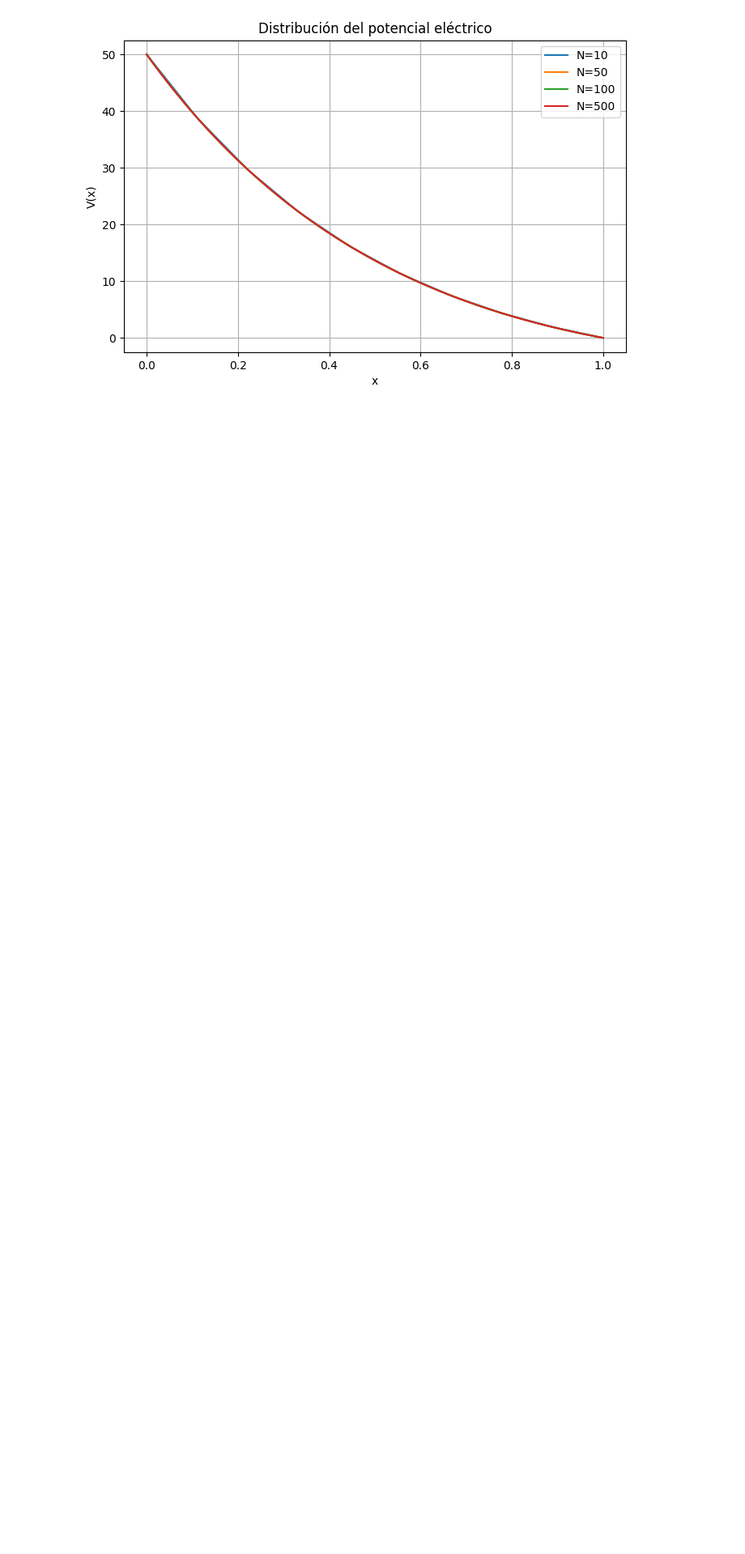
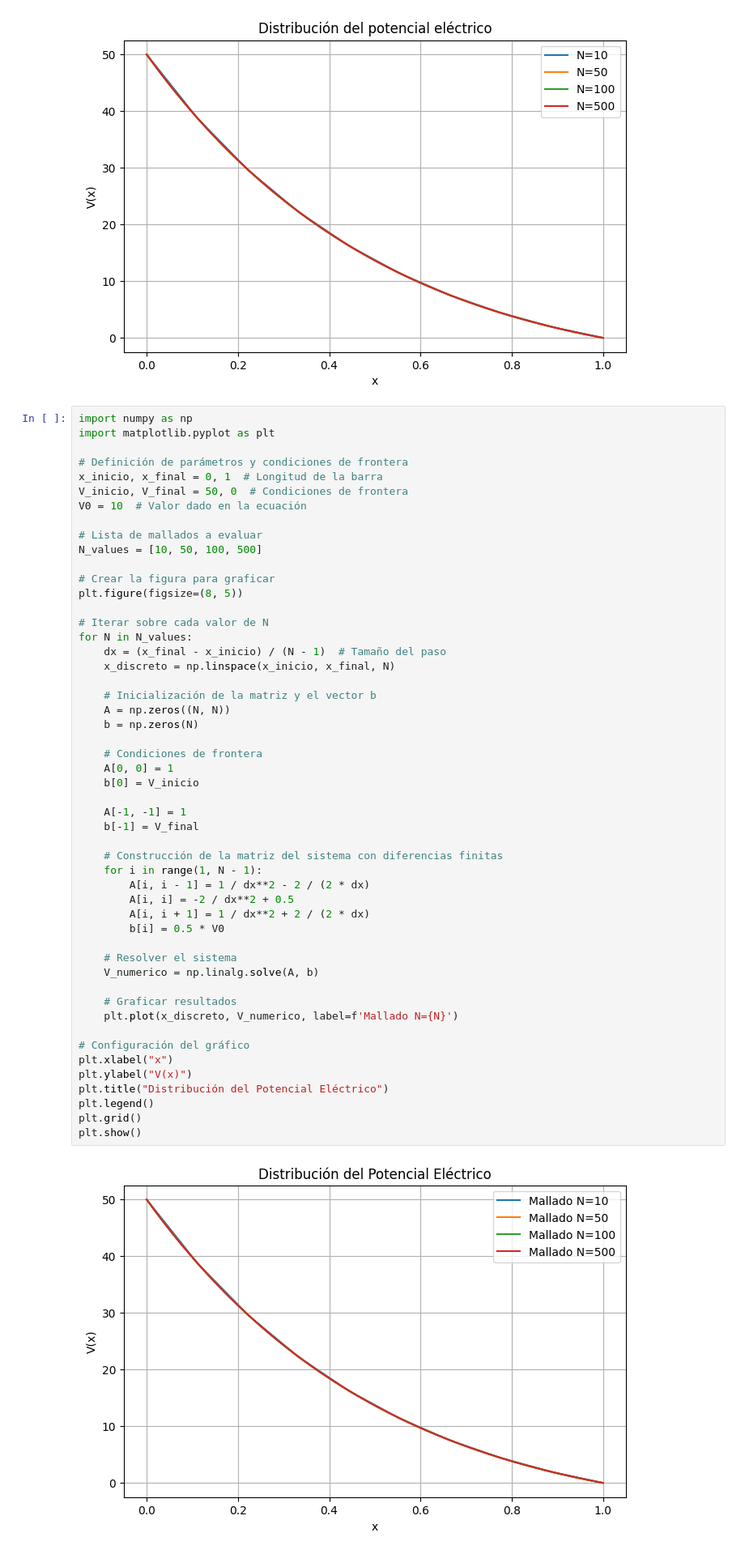
Before and after one commit to Nachosanchezz/Simulacion_Taller, a Jupyter notebook: Taller 3/taller3.ipynb, the cells around one changed output. Shown at 81% size. Cells and saved outputs as stored; diff of their text form; blank space fills up the shorter version.

```diff
--- a/Taller 3/taller3.ipynb
+++ b/Taller 3/taller3.ipynb
@@ -48,3 +48,56 @@ plt.grid()
 plt.show()
 # %% [output]
 [figure]
+# %%
+import numpy as np
+import matplotlib.pyplot as plt
+
+# Definición de parámetros y condiciones de frontera
+x_inicio, x_final = 0, 1  # Longitud de la barra
+V_inicio, V_final = 50, 0  # Condiciones de frontera
+V0 = 10  # Valor dado en la ecuación
+
+# Lista de mallados a evaluar
+N_values = [10, 50, 100, 500]
+
+# Crear la figura para graficar
+plt.figure(figsize=(8, 5))
+
+# Iterar sobre cada valor de N
+for N in N_values:
+    dx = (x_final - x_inicio) / (N - 1)  # Tamaño del paso
+    x_discreto = np.linspace(x_inicio, x_final, N)
+
+    # Inicialización de la matriz y el vector b
+    A = np.zeros((N, N))
+    b = np.zeros(N)
+
+    # Condiciones de frontera
+    A[0, 0] = 1
+    b[0] = V_inicio
+
+    A[-1, -1] = 1
+    b[-1] = V_final
+
+    # Construcción de la matriz del sistema con diferencias finitas
+    for i in range(1, N - 1):
+        A[i, i - 1] = 1 / dx**2 - 2 / (2 * dx)
+        A[i, i] = -2 / dx**2 + 0.5
+        A[i, i + 1] = 1 / dx**2 + 2 / (2 * dx)
+        b[i] = 0.5 * V0
+
+    # Resolver el sistema
+    V_numerico = np.linalg.solve(A, b)
+
+    # Graficar resultados
+    plt.plot(x_discreto, V_numerico, label=f'Mallado N={N}')
+
+# Configuración del gráfico
+plt.xlabel("x")
+plt.ylabel("V(x)")
+plt.title("Distribución del Potencial Eléctrico")
+plt.legend()
+plt.grid()
+plt.show()
+# %% [output]
+[figure, added]
```
Also changed, not shown: 2 other files.
